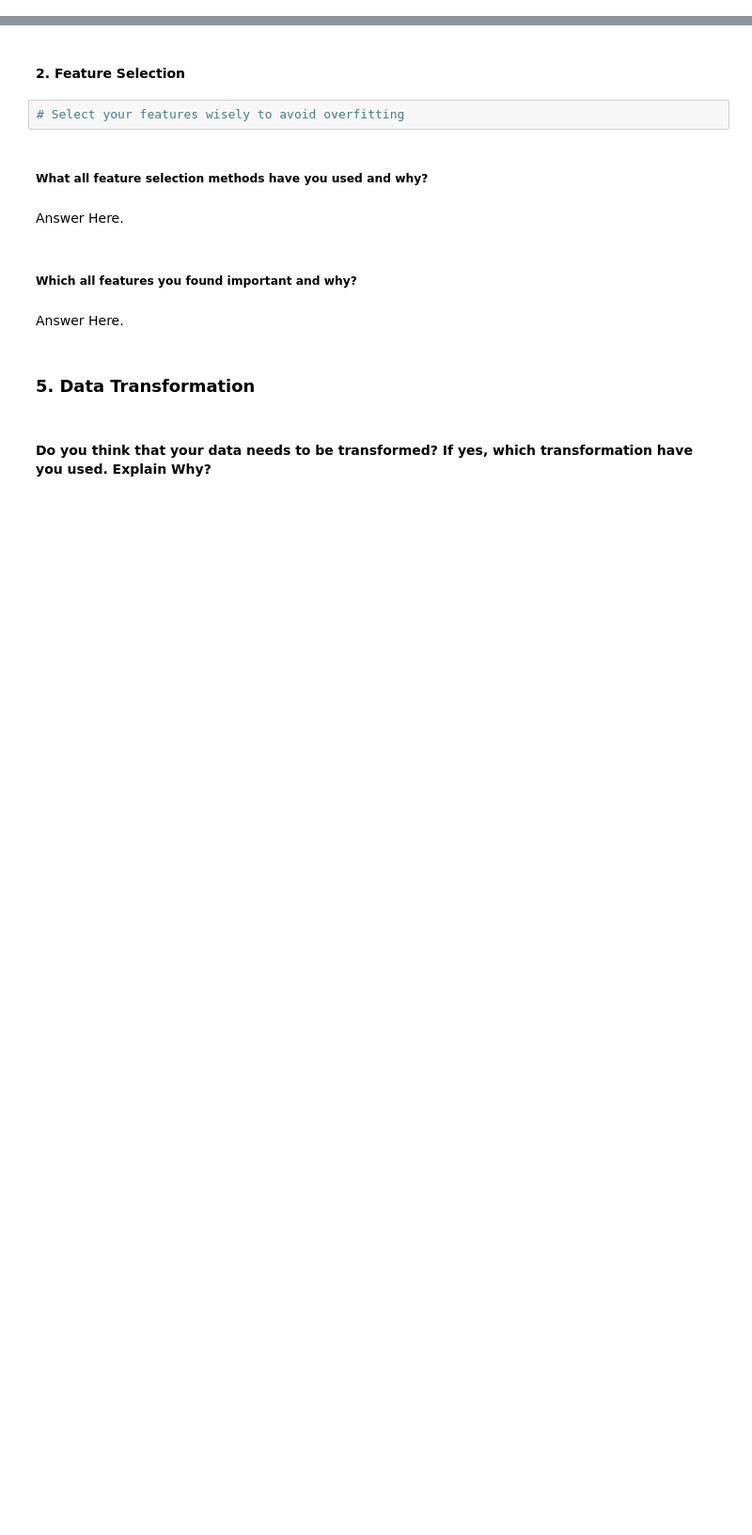
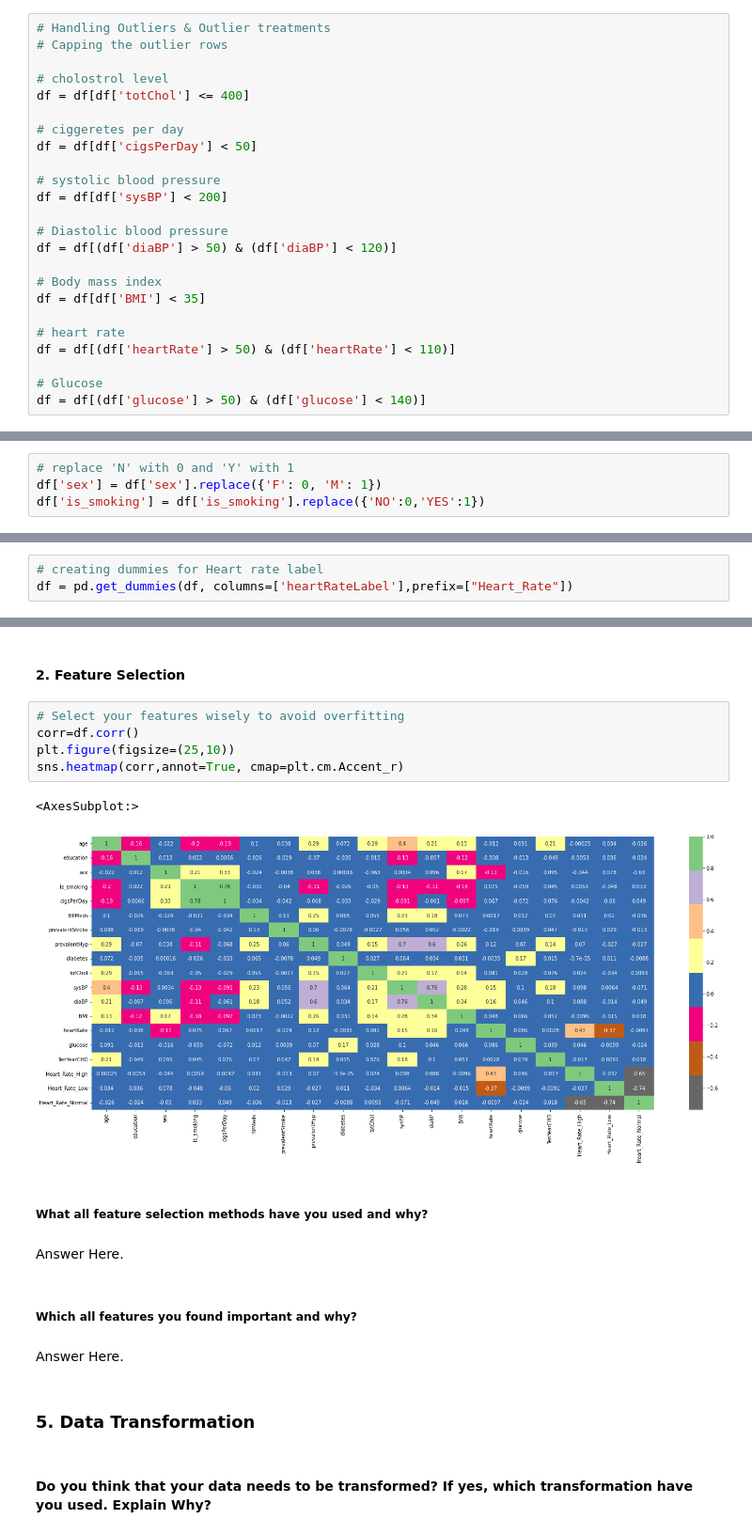
Before and after one commit to ritik1804k/Supervised-ML---Classification-Capstone-Project, a Jupyter notebook: Supervised_ML_Classification_Capstone_Project_.ipynb, the cells around one changed output, grey strips where cells are left out. Shown at 94% size. Saved outputs shown, nothing was run; the diff lists cells and outputs as text; blank space fills up the shorter version.

```diff
--- a/Supervised_ML_Classification_Capstone_Project_.ipynb
+++ b/Supervised_ML_Classification_Capstone_Project_.ipynb
@@ -929,0 +936,24 @@ df = df[df['totChol'] <= 400]
+# %%
+# Handling Outliers & Outlier treatments
+# Capping the outlier rows
+
+# cholostrol level
+df = df[df['totChol'] <= 400]
+
+# ciggeretes per day
+df = df[df['cigsPerDay'] < 50]
+
+# systolic blood pressure
+df = df[df['sysBP'] < 200]
+
+# Diastolic blood pressure
+df = df[(df['diaBP'] > 50) & (df['diaBP'] < 120)]
+
+# Body mass index
+df = df[df['BMI'] < 35]
+
+# heart rate
+df = df[(df['heartRate'] > 50) & (df['heartRate'] < 110)]
+
+# Glucose
+df = df[(df['glucose'] > 50) & (df['glucose'] < 140)]
@@ -937,0 +995,4 @@ Answer Here.
+# %%
+# replace 'N' with 0 and 'Y' with 1
+df['sex'] = df['sex'].replace({'F': 0, 'M': 1})
+df['is_smoking'] = df['is_smoking'].replace({'NO':0,'YES':1})
@@ -937,0 +1006,3 @@ Answer Here.
+# %%
+# creating dummies for Heart rate label
+df = pd.get_dummies(df, columns=['heartRateLabel'],prefix=["Heart_Rate"])
@@ -1002,6 +1127,12 @@ Answer Here.
 #### 2. Feature Selection
 # %%
 # Select your features wisely to avoid overfitting
+corr=df.corr()
+plt.figure(figsize=(25,10))
+sns.heatmap(corr,annot=True, cmap=plt.cm.Accent_r)
+# %% [output]
+<AxesSubplot:>
+[figure, added]
 # %% [markdown]
 ##### What all feature selection methods have you used  and why?
 # %% [markdown]
```
Also changed, not shown: parts of 25 cells of this notebook.
